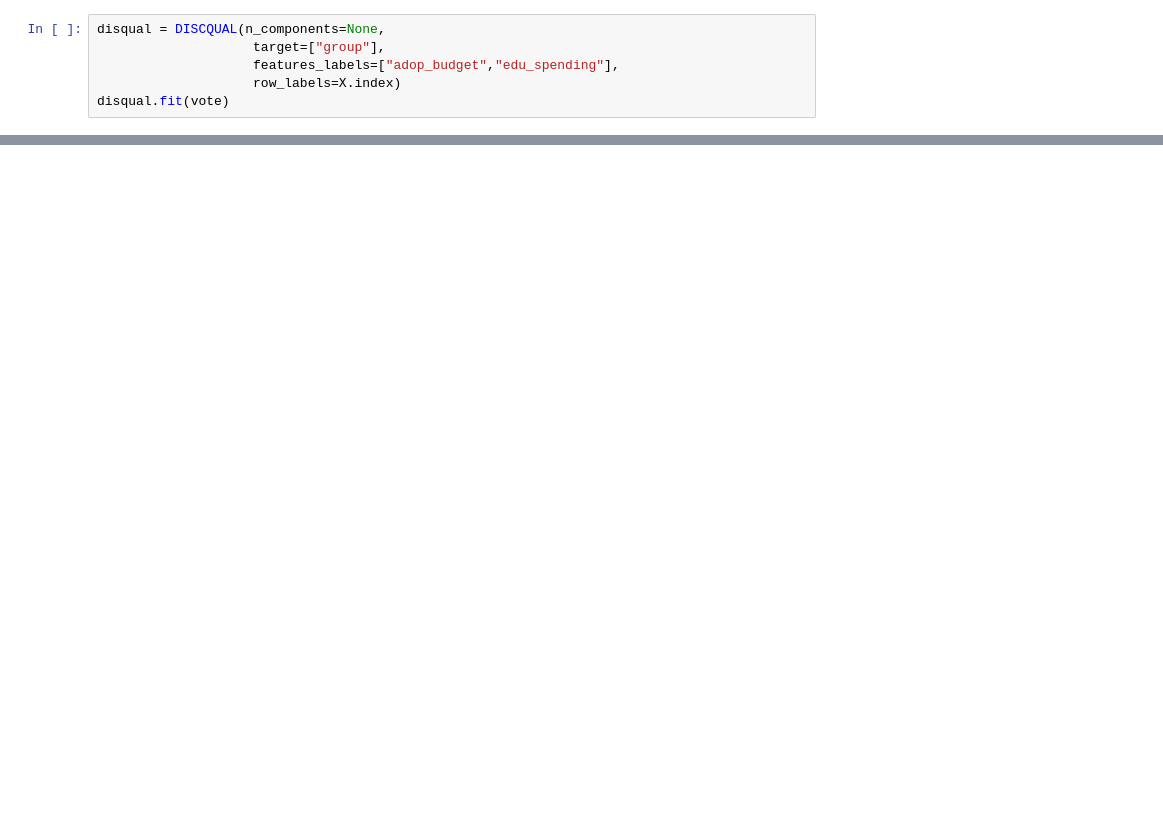
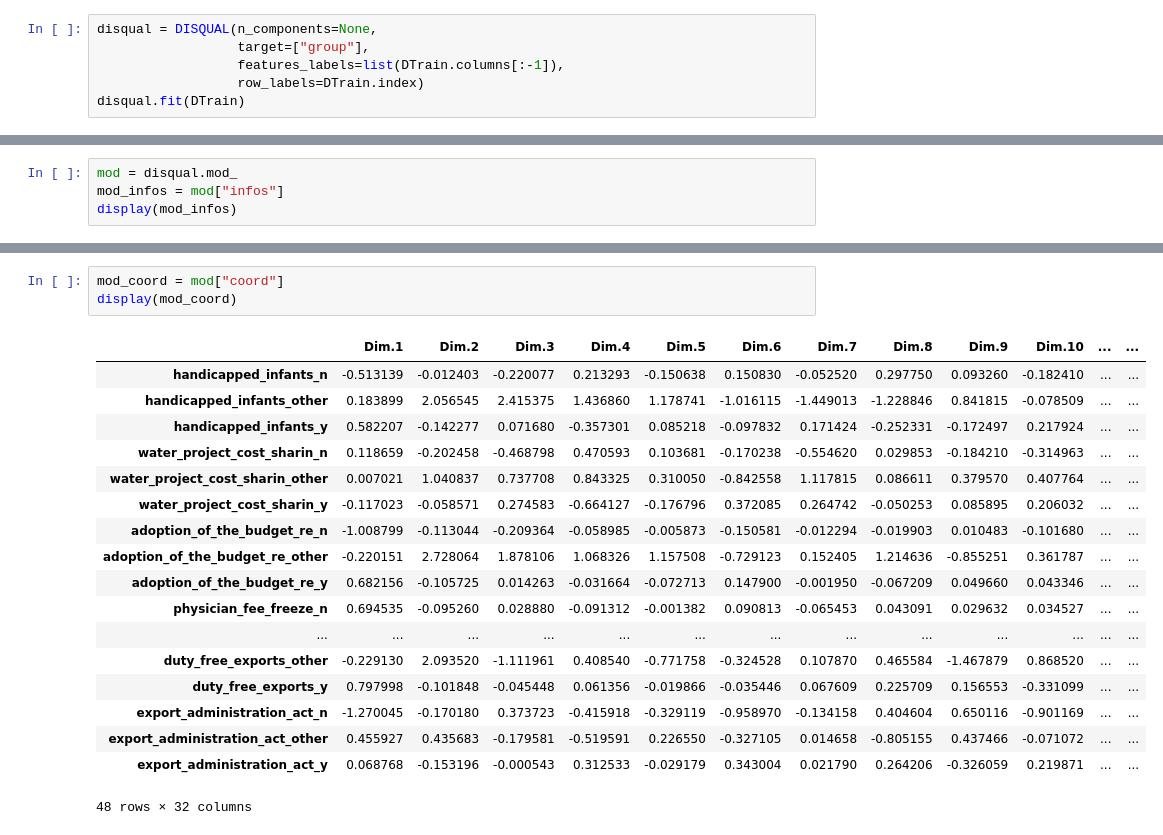
Before and after one commit to enfantbenidedieu/scientisttools, a Jupyter notebook: discqual_example.ipynb, the cells around one changed output, grey strips where cells are left out. Drawn from its saved outputs; the diff is of its cells as text; blank space fills up the shorter version.

```diff
--- a/discqual_example.ipynb
+++ b/discqual_example.ipynb
@@ -39,7 +39,7 @@ from scientisttools.discriminant_analysis import DISCQUAL
 # %%
-disqual = DISCQUAL(n_components=None,
-                    target=["group"],
-                    features_labels=["adop_budget","edu_spending"],
-                    row_labels=X.index)
-disqual.fit(vote)
+disqual = DISQUAL(n_components=None,
+                  target=["group"],
+                  features_labels=list(DTrain.columns[:-1]),
+                  row_labels=DTrain.index)
+disqual.fit(DTrain)
 # %% [output]
@@ -63,0 +80,4 @@ pd.DataFrame(disqual.mod_coord_)
+# %%
+mod = disqual.mod_
+mod_infos = mod["infos"]
+display(mod_infos)
@@ -63,0 +102,22 @@ pd.DataFrame(disqual.mod_coord_)
+# %%
+mod_coord = mod["coord"]
+display(mod_coord)
+# %% [output]
+|  | Dim.1 | Dim.2 | Dim.3 | Dim.4 | Dim.5 | Dim.6 | Dim.7 | Dim.8 | Dim.9 | Dim.10 | ... | ... |
+| handicapped_infants_n | -0.513139 | -0.012403 | -0.220077 | 0.213293 | -0.150638 | 0.150830 | -0.052520 | 0.297750 | 0.093260 | -0.182410 | ... | ... |
+| handicapped_infants_other | 0.183899 | 2.056545 | 2.415375 | 1.436860 | 1.178741 | -1.016115 | -1.449013 | -1.228846 | 0.841815 | -0.078509 | ... | ... |
+| handicapped_infants_y | 0.582207 | -0.142277 | 0.071680 | -0.357301 | 0.085218 | -0.097832 | 0.171424 | -0.252331 | -0.172497 | 0.217924 | ... | ... |
+| water_project_cost_sharin_n | 0.118659 | -0.202458 | -0.468798 | 0.470593 | 0.103681 | -0.170238 | -0.554620 | 0.029853 | -0.184210 | -0.314963 | ... | ... |
+| water_project_cost_sharin_other | 0.007021 | 1.040837 | 0.737708 | 0.843325 | 0.310050 | -0.842558 | 1.117815 | 0.086611 | 0.379570 | 0.407764 | ... | ... |
+| water_project_cost_sharin_y | -0.117023 | -0.058571 | 0.274583 | -0.664127 | -0.176796 | 0.372085 | 0.264742 | -0.050253 | 0.085895 | 0.206032 | ... | ... |
+| adoption_of_the_budget_re_n | -1.008799 | -0.113044 | -0.209364 | -0.058985 | -0.005873 | -0.150581 | -0.012294 | -0.019903 | 0.010483 | -0.101680 | ... | ... |
+| adoption_of_the_budget_re_other | -0.220151 | 2.728064 | 1.878106 | 1.068326 | 1.157508 | -0.729123 | 0.152405 | 1.214636 | -0.855251 | 0.361787 | ... | ... |
+| adoption_of_the_budget_re_y | 0.682156 | -0.105725 | 0.014263 | -0.031664 | -0.072713 | 0.147900 | -0.001950 | -0.067209 | 0.049660 | 0.043346 | ... | ... |
+| physician_fee_freeze_n | 0.694535 | -0.095260 | 0.028880 | -0.091312 | -0.001382 | 0.090813 | -0.065453 | 0.043091 | 0.029632 | 0.034527 | ... | ... |
+| ... | ... | ... | ... | ... | ... | ... | ... | ... | ... | ... | ... | ... |
+| duty_free_exports_other | -0.229130 | 2.093520 | -1.111961 | 0.408540 | -0.771758 | -0.324528 | 0.107870 | 0.465584 | -1.467879 | 0.868520 | ... | ... |
+| duty_free_exports_y | 0.797998 | -0.101848 | -0.045448 | 0.061356 | -0.019866 | -0.035446 | 0.067609 | 0.225709 | 0.156553 | -0.331099 | ... | ... |
+| export_administration_act_n | -1.270045 | -0.170180 | 0.373723 | -0.415918 | -0.329119 | -0.958970 | -0.134158 | 0.404604 | 0.650116 | -0.901169 | ... | ... |
+| export_administration_act_other | 0.455927 | 0.435683 | -0.179581 | -0.519591 | 0.226550 | -0.327105 | 0.014658 | -0.805155 | 0.437466 | -0.071072 | ... | ... |
+| export_administration_act_y | 0.068768 | -0.153196 | -0.000543 | 0.312533 | -0.029179 | 0.343004 | 0.021790 | 0.264206 | -0.326059 | 0.219871 | ... | ... |
+48 rows × 32 columns
```
Also changed, not shown: parts of 28 cells of this notebook, 4 other files.
